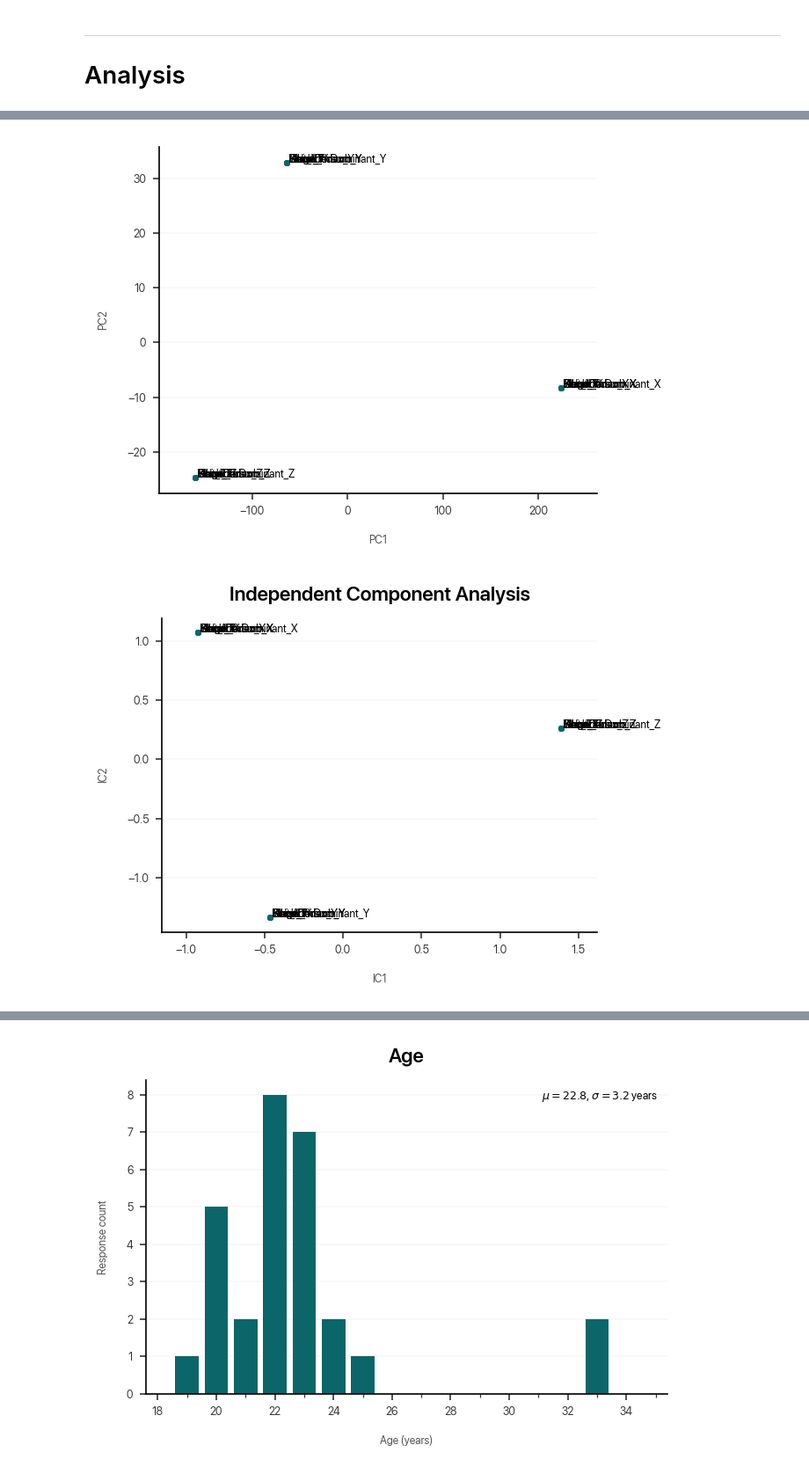
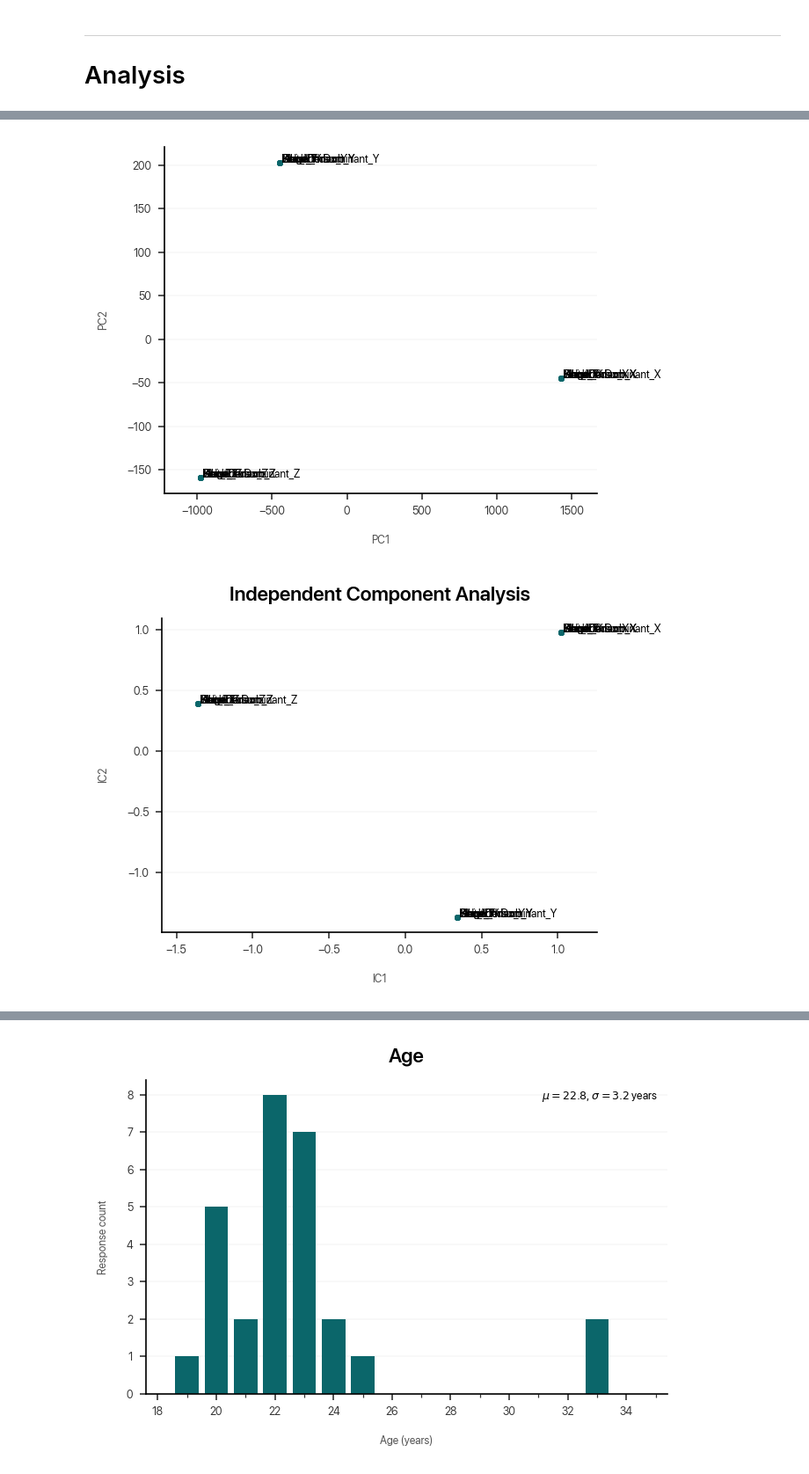
Before and after one commit to dlundgaard/BeerPongMastery, a Jupyter notebook: Analysis/analysis.ipynb, the cells around one changed output, grey strips where cells are left out. Shown at 88% size. Cells and saved outputs as stored; diff of their text form; code cells hidden in the pictures.

```diff
--- a/Analysis/analysis.ipynb
+++ b/Analysis/analysis.ipynb
@@ -610,13 +643,20 @@ learning_by_playing_order()
 # %%
+def expand_positional_data(marker_data):
+    return pd.concat([marker_data[["X", "Y", "Z"]].add_prefix(marker + "_") for marker in SELECTED_MARKERS if marker not in ("Ball", "CupCentroid")], axis = 1)
+
 all_data = []
-for trial, trial_data in SELECTED_SESSION.loc[1]["Recording"].items():
-    for marker, marker_data in trial_data.items():
-        expanded_data = [marker_data[["X", "Y", "Z"]].add_prefix(marker + "_") for marker in SELECTED_MARKERS if marker not in ("Ball", "CupCentroid")]
-        all_data.append(pd.concat(expanded_data, axis=1).dropna(axis = 1))
+for session, session_data in dataset.items():
+    for player_id, (player_id, condition, recording) in session_data.iterrows():
+        for trial, trial_data in recording.items():
+            if len(trial_data):
+                for marker, marker_data in trial_data.items():
+                    all_data.append(expand_positional_data(marker_data))
 
-all_positional_data = pd.concat(all_data).sort_index()
+all_positional_data = pd.concat(all_data).sort_index().dropna()
+# print(all_positional_data)
 
 scaled_data = preprocessing.scale(all_positional_data.T)
+# print(scaled_data)
 
 def principal_component_analysis():
     n_components = 3
@@ -637,34 +677,34 @@ def principal_component_analysis():
     pca_data = pd.DataFrame(pca.transform(scaled_data), index = all_positional_data.columns, columns = component_labels)
     plt.scatter(pca_data["PC1"], pca_data["PC2"], s = 5)
     for marker, components in pca_data.iterrows():
         plt.annotate(" " + marker, (components["PC1"], components["PC2"]), fontsize = 6)
     plt.margins(x = 0.1)
     plt.xlabel("PC1")
     plt.ylabel("PC2")
     plt.tight_layout()
 
 def independent_component_analysis():
     n_components = 2
     ica = decomposition.FastICA(n_components)
     ica.fit(scaled_data)
     component_labels = ["IC" + str(i) for i in range(1, n_components + 1)]
 
     plt.figure()
     plt.title("Independent Component Analysis")
     ica_data = pd.DataFrame(ica.transform(scaled_data), index = all_positional_data.columns, columns = component_labels)
     plt.scatter(ica_data["IC1"], ica_data["IC2"], s = 5)
     for marker, components in ica_data.iterrows():
         plt.annotate(" " + marker, (components["IC1"], components["IC2"]), fontsize = 6)
     plt.margins(x = 0.1)
     plt.xlabel("IC1")
     plt.ylabel("IC2")
     plt.tight_layout()
 
 principal_component_analysis()
 independent_component_analysis()
 # %% [output]
 [figure]
-[figure, old version]
+[figure, new version]
-[figure, old version]
+[figure, new version]
 # %% [markdown]
 ---
```
Also changed, not shown: parts of 10 cells of this notebook, 2 other files.
